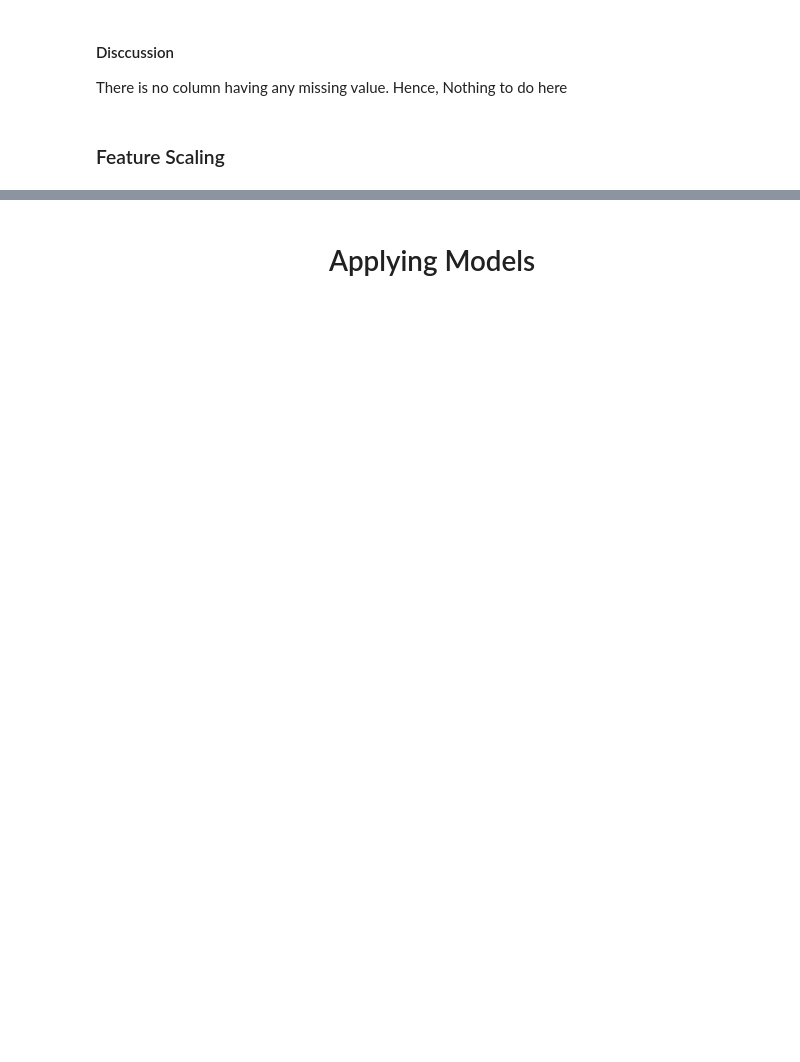
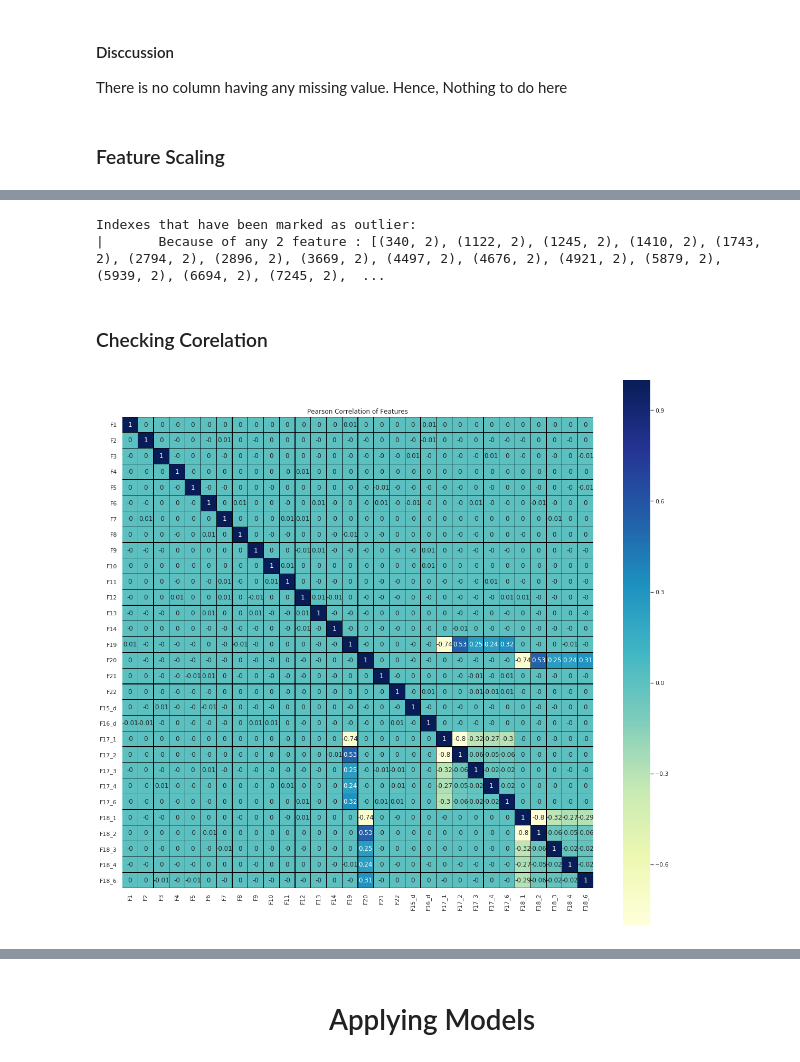
Before and after one commit to MR901/MiniProjects, a Jupyter notebook: PredictProductSale/SupervisedLearning_Classification.ipynb, the cells around one changed output, grey strips where cells are left out. Drawn from its saved outputs; the diff is of its cells as text; code cells hidden in the pictures; blank space fills up the shorter version.

```diff
--- a/PredictProductSale/SupervisedLearning_Classification.ipynb
+++ b/PredictProductSale/SupervisedLearning_Classification.ipynb
@@ -1008,0 +397,32 @@ plt.show()
+# %%
+## Outlier Removal
+# counting the number of feature that marked an index to  be labelled as outlier
+ind_dict = {} # will contain key = index & value = # of feature satisfying conditions
+for ke in outlier_index_list:
+    if ke in ind_dict.keys():
+        ind_dict[ke] += 1
+    else:
+        ind_dict[ke] = 1
+
+if len(ind_dict.keys()) < 10:
+    print('Indexes that have been marked as outlier and by how many features', ind_dict)
+else:
+    indME3 = [ (key, ind_dict[key]) for key in ind_dict.keys() if ind_dict[key] >= 3 ]
+    indME2 = [ (key, ind_dict[key]) for key in ind_dict.keys() if ind_dict[key] == 2 ]
+    indME1 = [ (key, ind_dict[key]) for key in ind_dict.keys() if ind_dict[key] == 1 ]
+    if (len(indME2)>0) | (len(indME3)>0):
+        print('Indexes that have been marked as outlier:')
+        if len(indME3)>0:
+            print('|\tBy more than or equal to 3 feature :', indME3)
+        if len(indME2)>0:
+            print('|\tBecause of any 2 feature :', indME2)
+        #if len(indME1)>0:
+        #    print('|\tBecause of any 1 feature :', indME1)
+
+# # Removing index which are marked as outlier by any features
+# index_to_drop = [ key for key in ind_dict.keys() if ind_dict[key] > 0 ]
+# df.drop(index=index_to_drop, inplace=True)
+# df.reset_index(drop=True, inplace=True)
+# %% [output]
+Indexes that have been marked as outlier:
+|       Because of any 2 feature : [(340, 2), (1122, 2), (1245, 2), (1410, 2), (1743, 2), (2794, 2), (2896, 2), (3669, 2), (4497, 2), (4676, 2), (4921, 2), (5879, 2), (5939, 2), (6694, 2), (7245, 2),  ...
@@ -1008,0 +432,22 @@ plt.show()
+# %% [markdown]
+<h3><left> Checking Corelation </h3>
+# %%
+## generating correlation matrix
+def generate_correlation_plot(DF, method='pearson'):
+    '''
+    Use to Generate Confusion Matrix and Storing the confusion matrix
+    method : {‘pearson’, ‘kendall’, ‘spearman’}
+    '''
+
+    # Set up the matplotlib figure
+    f, ax = plt.subplots(figsize=(20, 19))
+    plt.title('Pearson Correlation of Features')
+    # Draw the heatmap using seaborn
+    sns.heatmap(DF.corr(method=method).round(2),linewidths=0.25,vmax=1.0, square=True,
+                cmap="YlGnBu", linecolor='black', annot=True)
+    plt.show()
+#     f.savefig(config['input']['ClustFileSavingLoc_dir'] + 'CorrelationPlot__{}.png'.format(time.time()), bbox_inches="tight")
+
+generate_correlation_plot(df)
+# %% [output]
+[figure, added]
```
Also changed, not shown: parts of 177 cells of this notebook, 2 other files.
